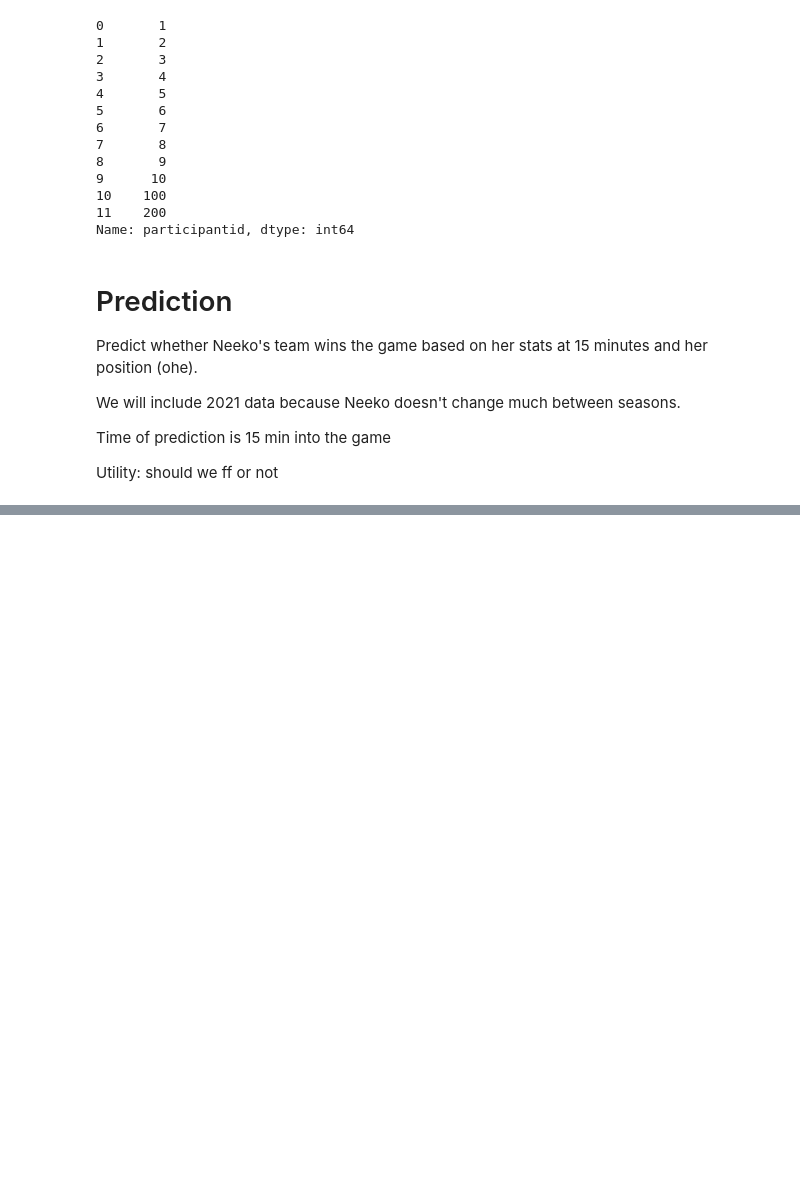
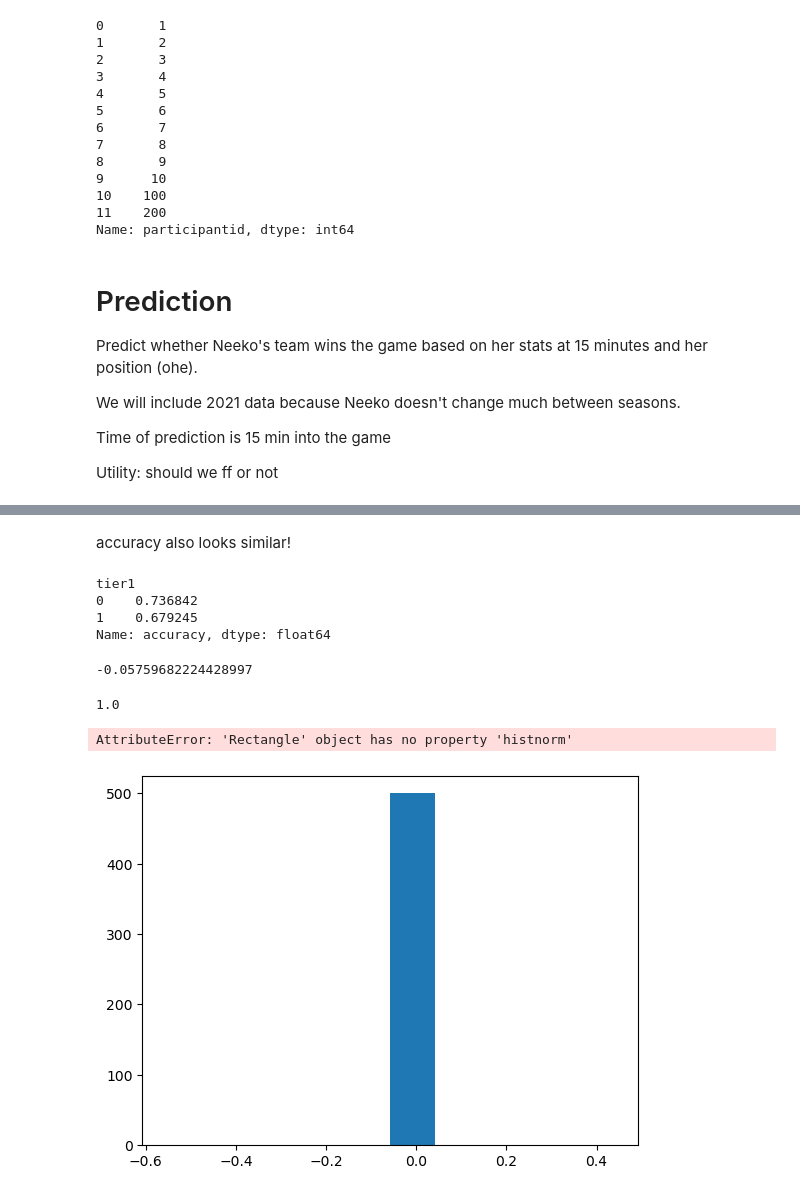
Before and after one commit to elliekwang/neeko_rework, a Jupyter notebook: joyce.ipynb, the cells around one changed output, grey strips where cells are left out. Cells and saved outputs as stored; diff of their text form; code cells hidden in the pictures; blank space fills up the shorter version.

```diff
--- a/joyce.ipynb
+++ b/joyce.ipynb
@@ -419,0 +581,5 @@ print("Accuracy:", accuracy)
+# %%
+results = pd.merge(X_test, neeko.loc[:,['tier1']], left_index=True, right_index=True, how='left')
+results['prediction'] = grids.predict(X_test)
+results['result'] = y_test
+results.head()
@@ -419,0 +602,45 @@ print("Accuracy:", accuracy)
+# %% [markdown]
+accuracy also looks similar!
+# %%
+compute_accuracy = lambda x: metrics.accuracy_score(x['result'], x['prediction'])
+(
+    results
+    .groupby('tier1')
+    .apply(compute_accuracy)
+    .rename('accuracy')
+)
+# %% [output]
+tier1
+0    0.736842
+1    0.679245
+Name: accuracy, dtype: float64
+# %%
+obs = results.groupby('tier1').apply(compute_accuracy).diff().iloc[-1]
+obs
+# %% [output]
+-0.05759682224428997
+# %%
+diff_in_acc = []
+for _ in range(500):
+    s = (
+        results[['tier1', 'prediction', 'result']]
+        .assign(is_young=np.random.permutation(results['tier1']))
+        .groupby('tier1')
+        .apply(compute_accuracy)
+        .diff()
+        .iloc[-1]
+    )
+
+    diff_in_acc.append(s)
+# %%
+(np.array(diff_in_acc) >= obs).mean()
+# %% [output]
+1.0
+# %%
+fig = pd.Series(diff_in_acc).plot(kind='hist', histnorm='probability', nbins=20,
+                            title='Difference in Accuracy for Tier 1 vs Non-Tier 1 Leagues')
+fig.add_vline(x=obs, line_color='red')
+fig.update_layout(xaxis_range=[-0.1, 0.05])
+# %% [output]
+AttributeError: 'Rectangle' object has no property 'histnorm'
+[figure, added]
```
Also changed, not shown: parts of 37 cells of this notebook.
